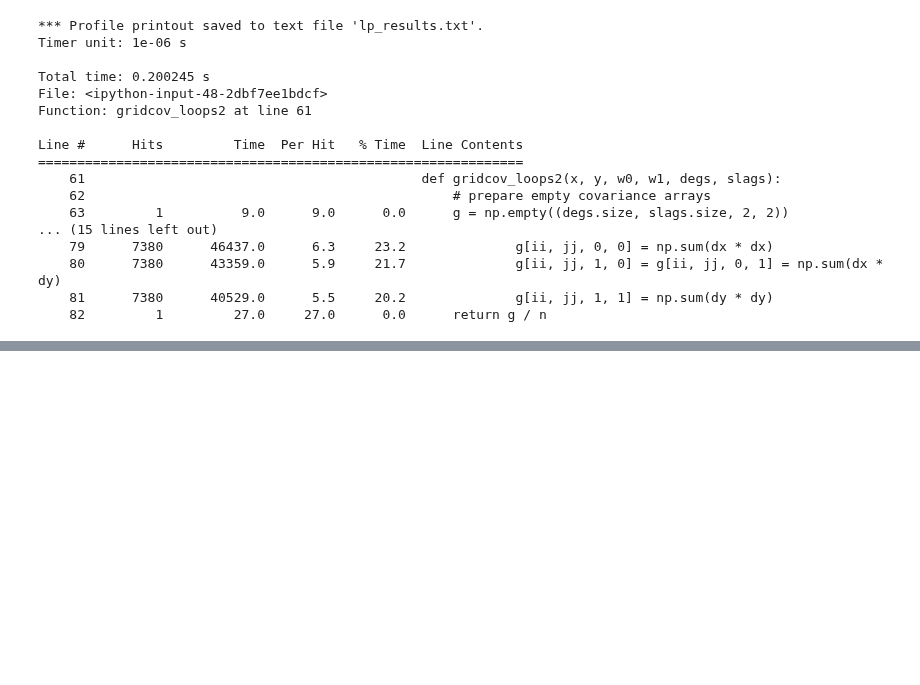
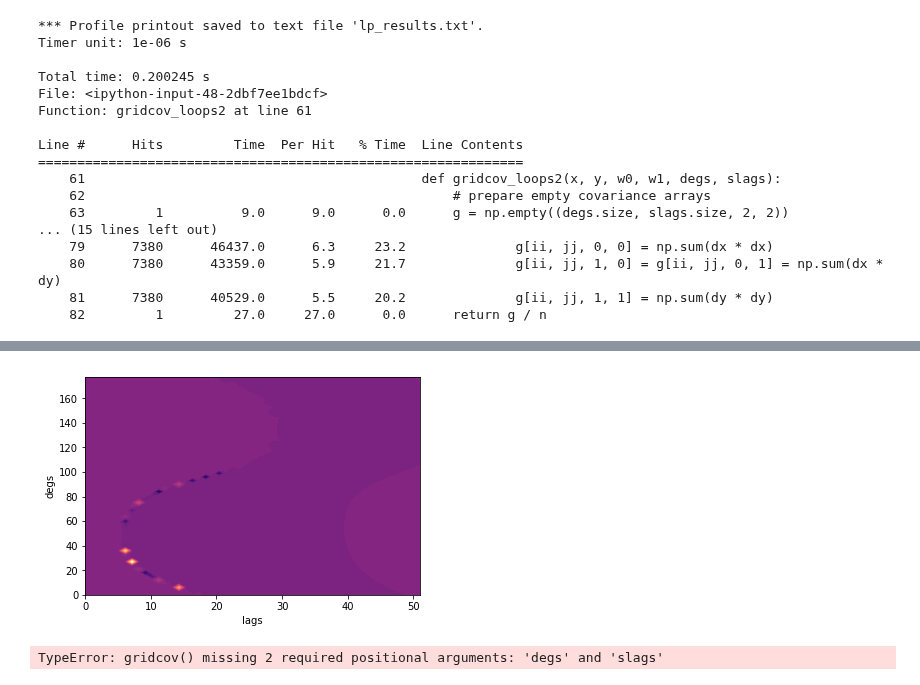
Before and after one commit to JackWalpole/splitwavepy, a Jupyter notebook: devel/Basic_speedup.ipynb, the cells around one changed output, grey strips where cells are left out. Drawn from its saved outputs; the diff is of its cells as text; code cells hidden in the pictures; blank space fills up the shorter version.

Commit message:
Introduced Fourier splitsearch into main code.

```diff
--- a/devel/Basic_speedup.ipynb
+++ b/devel/Basic_speedup.ipynb
@@ -932,0 +1011,11 @@ Line #      Hits         Time  Per Hit   % Time  Line Contents
+# %%
+import splitwavepy as sw
+import numpy as np
+import math
+
+a = sw.SplitWave(split=(30,1.2), noise=0.01)
+x = a.x
+y = a.y
+w0 = 100
+w1 = a.x.size - 100
+degs = np.linspace(0,90,)
@@ -932,0 +1030,18 @@ Line #      Hits         Time  Per Hit   % Time  Line Contents
+# %%
+def covfreq_reshape(cov):
+    """Reshape a covariance map output using the Fourier method to match the standard."""
+    shp = cov.shape
+    mid = int((shp[0]-1)/2)
+    neg = np.flip(cov[:mid+1,:,:,:], 0)
+    pos = cov[mid:,:,:,:]
+    return np.concatenate((neg, pos), axis=1)
+
+def covmap2eigvals(c):
+    eigvals = np.linalg.eigvalsh(c[:, :])
+    lam2 = eigvals[:, :, 0]
+    lam1 = eigvals[:, :, 1]
+    return lam1, lam2
+# %%
+a = covfreq_reshape(gridcovfreq(x,y))
+b = covfreq_reshape(gridcovfreq2(x,y))
+np.allclose(a,b)
@@ -932,0 +1056,16 @@ Line #      Hits         Time  Per Hit   % Time  Line Contents
+# %%
+import matplotlib.pyplot as plt
+covcat = b
+# plot
+yy = np.linspace(0, 180, covcat.shape[1], endpoint=False)
+mlags = covcat.shape[0]
+# maxlag = (mlags - 1)/2
+xx = np.linspace(0, mlags, mlags)
+xx, yy = np.meshgrid(xx, yy, indexing='ij')
+plt.ylabel('degs')
+plt.xlabel('lags')
+lam1, lam2 = sw.core.core.covmap2eigvals(covcat)
+plt.contourf(xx, yy, lam1/lam2, 50, cmap='magma')
+plt.show()
+# %% [output]
+[figure, added]
@@ -932,0 +1094,4 @@ Line #      Hits         Time  Per Hit   % Time  Line Contents
+# %%
+cov = gridcov(x,y,w0,w1)
+# %% [output]
+TypeError: gridcov() missing 2 required positional arguments: 'degs' and 'slags'
```
Also changed, not shown: parts of 8 cells of this notebook, 3 other files.
